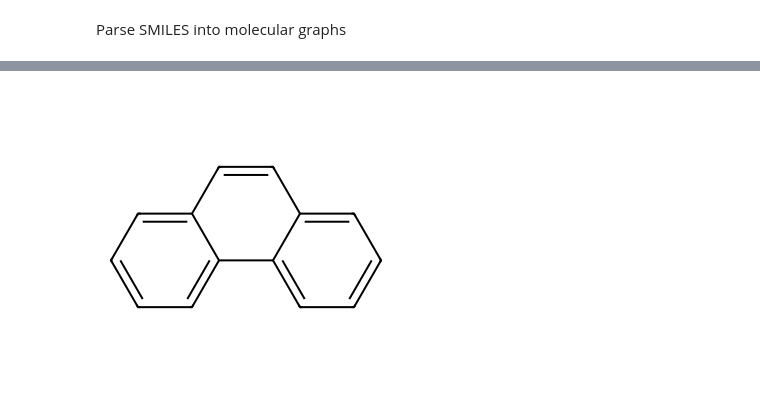
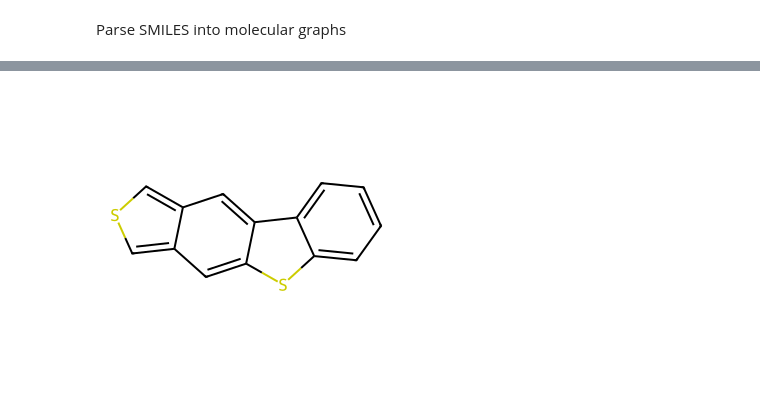
Before and after one commit to 24shiny/Heteroacenes, a Jupyter notebook: p4_qek_regression.ipynb, the cells around one changed output, grey strips where cells are left out. Saved outputs shown, nothing was run; the diff lists cells and outputs as text; code cells hidden in the pictures.

```diff
--- a/p4_qek_regression.ipynb
+++ b/p4_qek_regression.ipynb
@@ -20,7 +15,8 @@ from torch_geometric.loader import DataLoader
 # %% [markdown]
 Parse SMILES into molecular graphs
 # %%
-df_acenes = pd.read_csv('mol_datasets/acenes.csv')
-df_acenes = df_acenes.drop(columns=["Unnamed: 0"])
-df_acenes.head()
+df_heteros = pd.read_csv('mol_datasets/s_hetero.csv')
+df_heteros = df_heteros.drop(columns=["Unnamed: 0"])
+print(len(df_heteros))
+df_heteros.head()
 # %% [output]
@@ -32,0 +43,8 @@ df_acenes.head()
+# %%
+df_4_rings = pd.concat([df_heteros[df_heteros['rings']<=4.1], df_acenes[df_acenes['rings']<=4.1]], ignore_index=True)
+print(len(df_4_rings))
+mols = [Chem.MolFromSmiles(s) for s in df_4_rings['SMILES'].values]
+hre_list = [round(i,3) for i in list(df_4_rings['HRE'].values)]
+labels = [f"HRE_{i}:({hre_list[i]})" for i in range(len(df_4_rings))]
+img = Draw.MolsToGridImage(mols[:50], molsPerRow=5, subImgSize=(200,200), legends=labels)
+img
@@ -33,10 +62,10 @@ df_acenes.head()
 # %%
 # Example usage
-smiles = list(df_acenes['SMILES'].values)[0]
-hre = list(df_acenes['HRE'].values)[0]
+smiles = list(df_4_rings['SMILES'].values)[0]
+hre = list(df_4_rings['HRE'].values)[0]
 
 mol = Chem.MolFromSmiles(smiles)
 img = Draw.MolsToGridImage([mol], molsPerRow=1, subImgSize=(300,300))
 img
 # %% [output]
-[figure, old version]
+[figure, new version]
```
Also changed, not shown: parts of 43 cells of this notebook.
